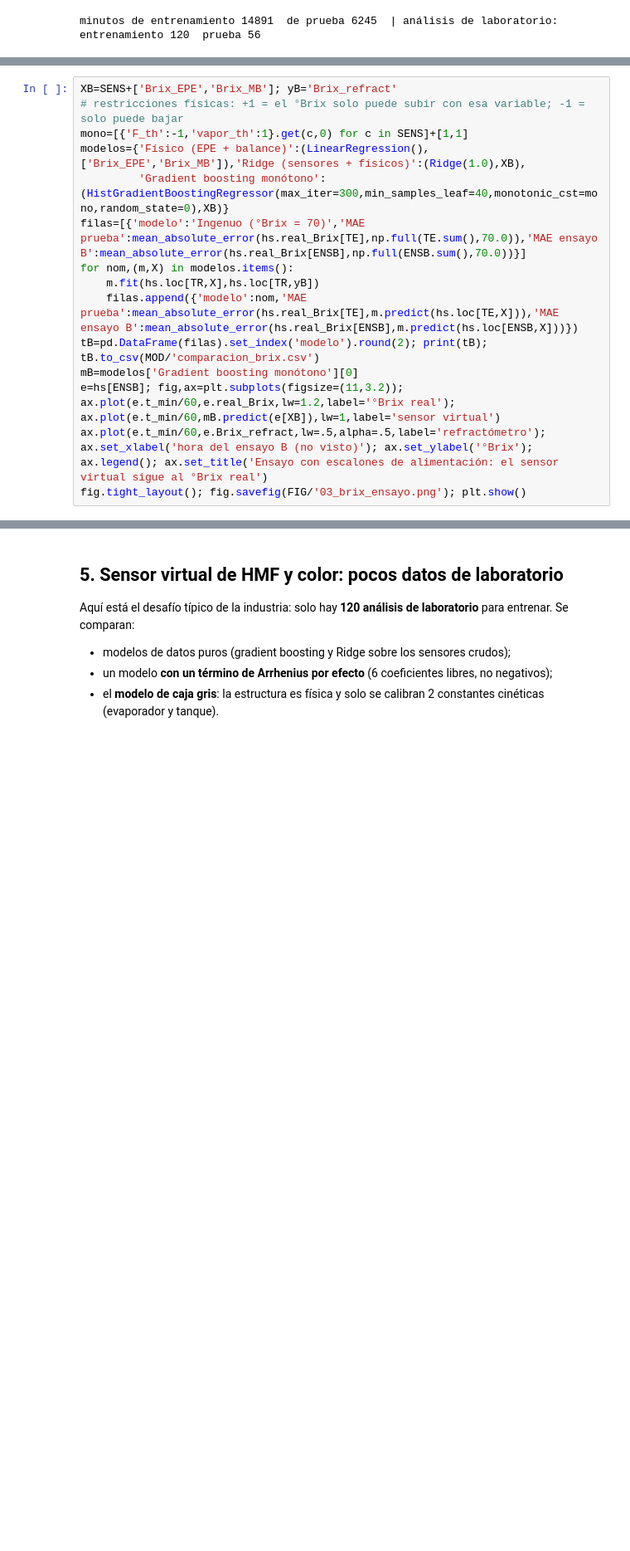
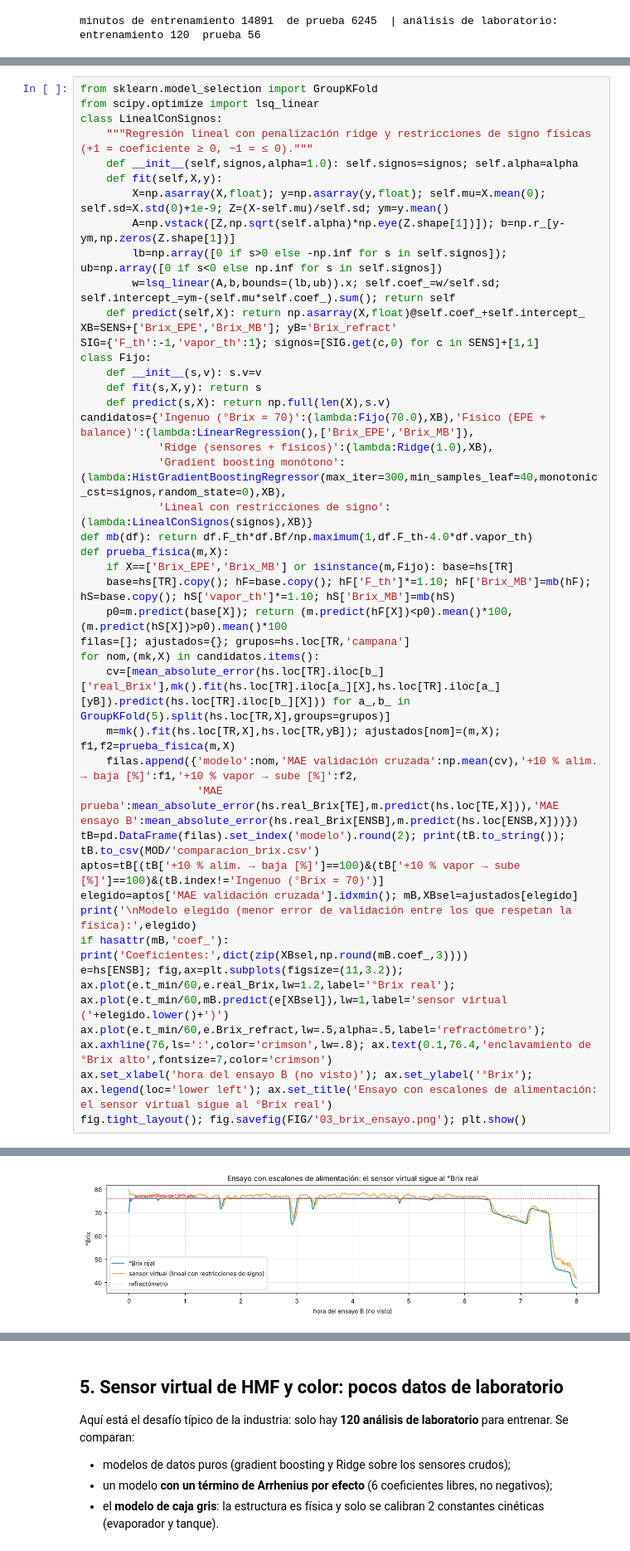
Before and after one commit to juanlaigle-hub/HMI_CSTR, a Jupyter notebook: ml_sensor_virtual_evaporador/notebook/entrenamiento_sensor_virtual.ipynb, the cells around one changed output, grey strips where cells are left out. Shown at 83% size. Cells and saved outputs as stored; diff of their text form; blank space fills up the shorter version.

```diff
--- a/ml_sensor_virtual_evaporador/notebook/entrenamiento_sensor_virtual.ipynb
+++ b/ml_sensor_virtual_evaporador/notebook/entrenamiento_sensor_virtual.ipynb
@@ -129,15 +133,0 @@ Se comparan, de menor a mayor complejidad:
-# %%
-XB=SENS+['Brix_EPE','Brix_MB']; yB='Brix_refract'
-# restricciones físicas: +1 = el °Brix solo puede subir con esa variable; -1 = solo puede bajar
-mono=[{'F_th':-1,'vapor_th':1}.get(c,0) for c in SENS]+[1,1]
-modelos={'Físico (EPE + balance)':(LinearRegression(),['Brix_EPE','Brix_MB']),'Ridge (sensores + físicos)':(Ridge(1.0),XB),
-         'Gradient boosting monótono':(HistGradientBoostingRegressor(max_iter=300,min_samples_leaf=40,monotonic_cst=mono,random_state=0),XB)}
-filas=[{'modelo':'Ingenuo (°Brix = 70)','MAE prueba':mean_absolute_error(hs.real_Brix[TE],np.full(TE.sum(),70.0)),'MAE ensayo B':mean_absolute_error(hs.real_Brix[ENSB],np.full(ENSB.sum(),70.0))}]
-for nom,(m,X) in modelos.items():
-    m.fit(hs.loc[TR,X],hs.loc[TR,yB])
-    filas.append({'modelo':nom,'MAE prueba':mean_absolute_error(hs.real_Brix[TE],m.predict(hs.loc[TE,X])),'MAE ensayo B':mean_absolute_error(hs.real_Brix[ENSB],m.predict(hs.loc[ENSB,X]))})
-tB=pd.DataFrame(filas).set_index('modelo').round(2); print(tB); tB.to_csv(MOD/'comparacion_brix.csv')
-mB=modelos['Gradient boosting monótono'][0]
-e=hs[ENSB]; fig,ax=plt.subplots(figsize=(11,3.2)); ax.plot(e.t_min/60,e.real_Brix,lw=1.2,label='°Brix real'); ax.plot(e.t_min/60,mB.predict(e[XB]),lw=1,label='sensor virtual')
-ax.plot(e.t_min/60,e.Brix_refract,lw=.5,alpha=.5,label='refractómetro'); ax.set_xlabel('hora del ensayo B (no visto)'); ax.set_ylabel('°Brix'); ax.legend(); ax.set_title('Ensayo con escalones de alimentación: el sensor virtual sigue al °Brix real')
-fig.tight_layout(); fig.savefig(FIG/'03_brix_ensayo.png'); plt.show()
@@ -151,0 +134,43 @@ Gradient boosting monótono        0.54          1.05
+# %%
+from sklearn.model_selection import GroupKFold
+from scipy.optimize import lsq_linear
+class LinealConSignos:
+    """Regresión lineal con penalización ridge y restricciones de signo físicas (+1 = coeficiente ≥ 0, −1 = ≤ 0)."""
+    def __init__(self,signos,alpha=1.0): self.signos=signos; self.alpha=alpha
+    def fit(self,X,y):
+        X=np.asarray(X,float); y=np.asarray(y,float); self.mu=X.mean(0); self.sd=X.std(0)+1e-9; Z=(X-self.mu)/self.sd; ym=y.mean()
+        A=np.vstack([Z,np.sqrt(self.alpha)*np.eye(Z.shape[1])]); b=np.r_[y-ym,np.zeros(Z.shape[1])]
+        lb=np.array([0 if s>0 else -np.inf for s in self.signos]); ub=np.array([0 if s<0 else np.inf for s in self.signos])
+        w=lsq_linear(A,b,bounds=(lb,ub)).x; self.coef_=w/self.sd; self.intercept_=ym-(self.mu*self.coef_).sum(); return self
+    def predict(self,X): return np.asarray(X,float)@self.coef_+self.intercept_
+XB=SENS+['Brix_EPE','Brix_MB']; yB='Brix_refract'
+SIG={'F_th':-1,'vapor_th':1}; signos=[SIG.get(c,0) for c in SENS]+[1,1]
+class Fijo:
+    def __init__(s,v): s.v=v
+    def fit(s,X,y): return s
+    def predict(s,X): return np.full(len(X),s.v)
+candidatos={'Ingenuo (°Brix = 70)':(lambda:Fijo(70.0),XB),'Físico (EPE + balance)':(lambda:LinearRegression(),['Brix_EPE','Brix_MB']),
+            'Ridge (sensores + físicos)':(lambda:Ridge(1.0),XB),
+            'Gradient boosting monótono':(lambda:HistGradientBoostingRegressor(max_iter=300,min_samples_leaf=40,monotonic_cst=signos,random_state=0),XB),
+            'Lineal con restricciones de signo':(lambda:LinealConSignos(signos),XB)}
+def mb(df): return df.F_th*df.Bf/np.maximum(1,df.F_th-4.0*df.vapor_th)
+def prueba_fisica(m,X):
+    if X==['Brix_EPE','Brix_MB'] or isinstance(m,Fijo): base=hs[TR]
+    base=hs[TR].copy(); hF=base.copy(); hF['F_th']*=1.10; hF['Brix_MB']=mb(hF); hS=base.copy(); hS['vapor_th']*=1.10; hS['Brix_MB']=mb(hS)
+    p0=m.predict(base[X]); return (m.predict(hF[X])<p0).mean()*100,(m.predict(hS[X])>p0).mean()*100
+filas=[]; ajustados={}; grupos=hs.loc[TR,'campana']
+for nom,(mk,X) in candidatos.items():
+    cv=[mean_absolute_error(hs.loc[TR].iloc[b_]['real_Brix'],mk().fit(hs.loc[TR].iloc[a_][X],hs.loc[TR].iloc[a_][yB]).predict(hs.loc[TR].iloc[b_][X])) for a_,b_ in GroupKFold(5).split(hs.loc[TR,X],groups=grupos)]
+    m=mk().fit(hs.loc[TR,X],hs.loc[TR,yB]); ajustados[nom]=(m,X); f1,f2=prueba_fisica(m,X)
+    filas.append({'modelo':nom,'MAE validación cruzada':np.mean(cv),'+10 % alim. → baja [%]':f1,'+10 % vapor → sube [%]':f2,
+                  'MAE prueba':mean_absolute_error(hs.real_Brix[TE],m.predict(hs.loc[TE,X])),'MAE ensayo B':mean_absolute_error(hs.real_Brix[ENSB],m.predict(hs.loc[ENSB,X]))})
+tB=pd.DataFrame(filas).set_index('modelo').round(2); print(tB.to_string()); tB.to_csv(MOD/'comparacion_brix.csv')
+aptos=tB[(tB['+10 % alim. → baja [%]']==100)&(tB['+10 % vapor → sube [%]']==100)&(tB.index!='Ingenuo (°Brix = 70)')]
+elegido=aptos['MAE validación cruzada'].idxmin(); mB,XBsel=ajustados[elegido]
+print('\nModelo elegido (menor error de validación entre los que respetan la física):',elegido)
+if hasattr(mB,'coef_'): print('Coeficientes:',dict(zip(XBsel,np.round(mB.coef_,3))))
+e=hs[ENSB]; fig,ax=plt.subplots(figsize=(11,3.2)); ax.plot(e.t_min/60,e.real_Brix,lw=1.2,label='°Brix real'); ax.plot(e.t_min/60,mB.predict(e[XBsel]),lw=1,label='sensor virtual ('+elegido.lower()+')')
+ax.plot(e.t_min/60,e.Brix_refract,lw=.5,alpha=.5,label='refractómetro'); ax.axhline(76,ls=':',color='crimson',lw=.8); ax.text(0.1,76.4,'enclavamiento de °Brix alto',fontsize=7,color='crimson')
+ax.set_xlabel('hora del ensayo B (no visto)'); ax.set_ylabel('°Brix'); ax.legend(loc='lower left'); ax.set_title('Ensayo con escalones de alimentación: el sensor virtual sigue al °Brix real')
+fig.tight_layout(); fig.savefig(FIG/'03_brix_ensayo.png'); plt.show()
+# %% [output]
@@ -151,0 +187 @@ Gradient boosting monótono        0.54          1.05
+[figure, added]
```
Also changed, not shown: parts of 14 cells of this notebook, 17 other files.
